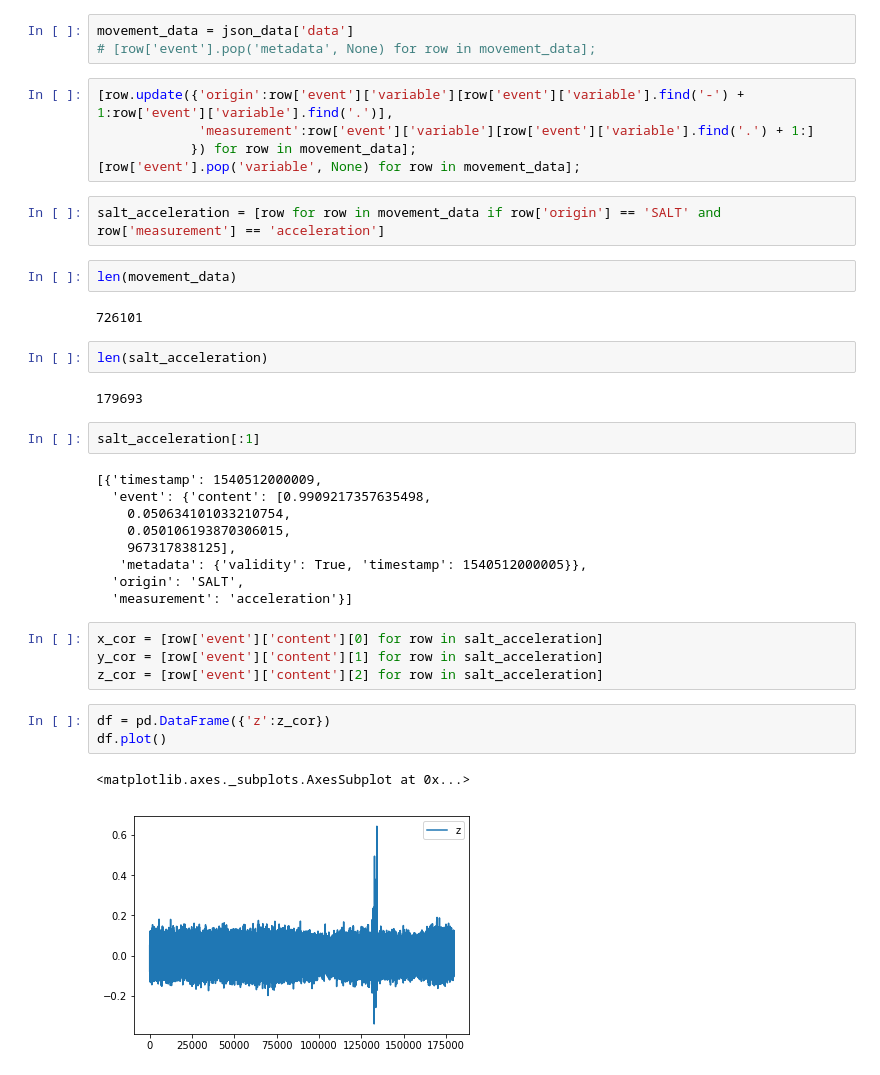
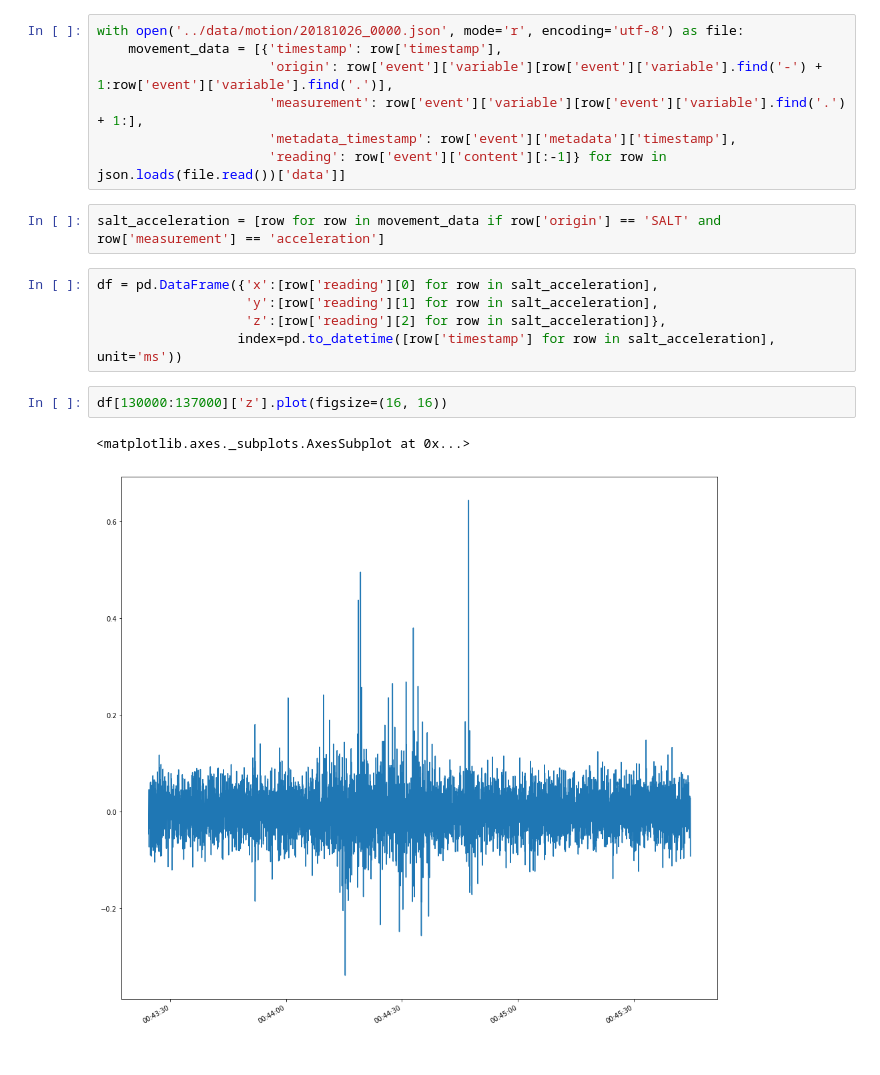
Before and after one commit to LatvianPython/hackjunction18, a Jupyter notebook: data_analysis/motion_data.ipynb, the cells around one changed output. Saved outputs shown, nothing was run; the diff lists cells and outputs as text.

```diff
--- a/data_analysis/motion_data.ipynb
+++ b/data_analysis/motion_data.ipynb
@@ -10,39 +6,19 @@ with open('data/motion/20181026_0000.json', mode='r', encoding='utf-8') as file:
-# %%
-movement_data = json_data['data']
-# [row['event'].pop('metadata', None) for row in movement_data];
 # %%
-[row.update({'origin':row['event']['variable'][row['event']['variable'].find('-') + 1:row['event']['variable'].find('.')],
-             'measurement':row['event']['variable'][row['event']['variable'].find('.') + 1:]
-            }) for row in movement_data];
-[row['event'].pop('variable', None) for row in movement_data];
+with open('../data/motion/20181026_0000.json', mode='r', encoding='utf-8') as file:
+    movement_data = [{'timestamp': row['timestamp'],
+                      'origin': row['event']['variable'][row['event']['variable'].find('-') + 1:row['event']['variable'].find('.')],
+                      'measurement': row['event']['variable'][row['event']['variable'].find('.') + 1:],
+                      'metadata_timestamp': row['event']['metadata']['timestamp'],
+                      'reading': row['event']['content'][:-1]} for row in json.loads(file.read())['data']]
 # %%
 salt_acceleration = [row for row in movement_data if row['origin'] == 'SALT' and row['measurement'] == 'acceleration']
-# %%
-len(movement_data)
-# %% [output]
-726101
-# %%
-len(salt_acceleration)
-# %% [output]
-179693
-# %%
-salt_acceleration[:1]
-# %% [output]
-[{'timestamp': 1540512000009,
-  'event': {'content': [0.9909217357635498,
-    0.050634101033210754,
-    0.050106193870306015,
-    967317838125],
-   'metadata': {'validity': True, 'timestamp': 1540512000005}},
-  'origin': 'SALT',
-  'measurement': 'acceleration'}]
 # %%
-x_cor = [row['event']['content'][0] for row in salt_acceleration]
-y_cor = [row['event']['content'][1] for row in salt_acceleration]
-z_cor = [row['event']['content'][2] for row in salt_acceleration]
+df = pd.DataFrame({'x':[row['reading'][0] for row in salt_acceleration],
+                   'y':[row['reading'][1] for row in salt_acceleration],
+                   'z':[row['reading'][2] for row in salt_acceleration]},
+                  index=pd.to_datetime([row['timestamp'] for row in salt_acceleration], unit='ms'))
-# %%
-df = pd.DataFrame({'z':z_cor})
-df.plot()
-# %% [output]
-<matplotlib.axes._subplots.AxesSubplot at 0x...>
-[figure, removed]
+# %%
+df[130000:137000]['z'].plot(figsize=(16, 16))
+# %% [output]
+<matplotlib.axes._subplots.AxesSubplot at 0x...>
+[figure, added]
```
Also changed, not shown: parts of 2 cells of this notebook.
